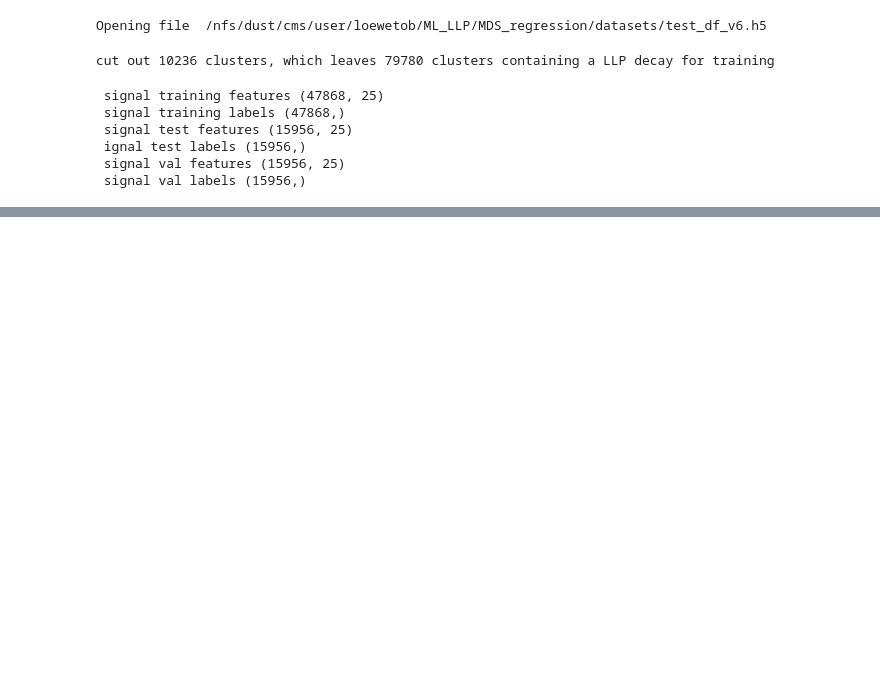
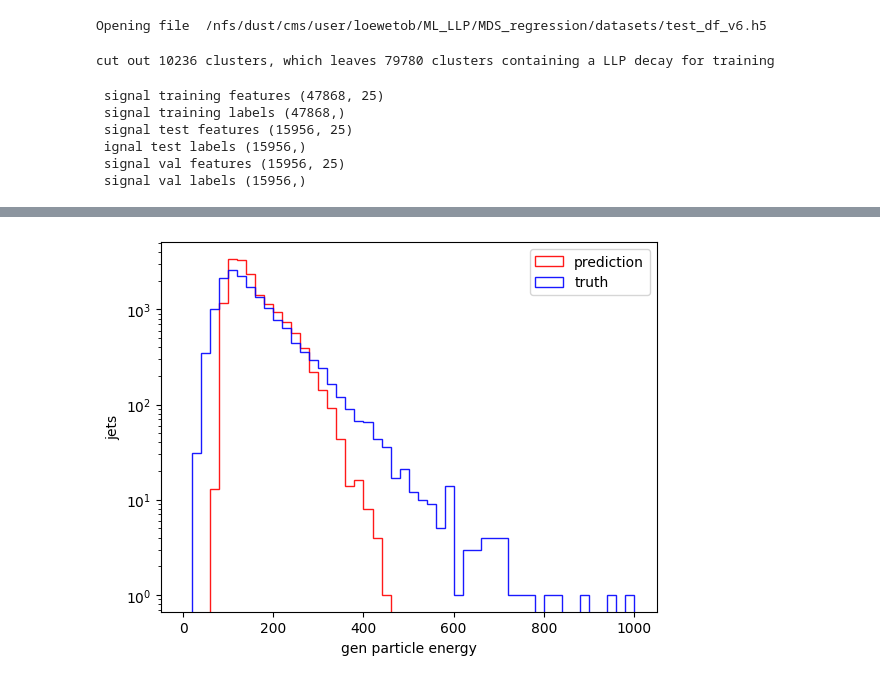
Before and after one commit to lbenato/MDS_regression, a Jupyter notebook: train_model_tobias.ipynb, the cells around one changed output, grey strips where cells are left out. Saved outputs shown, nothing was run; the diff lists cells and outputs as text; code cells hidden in the pictures; blank space fills up the shorter version.

```diff
--- a/train_model_tobias.ipynb
+++ b/train_model_tobias.ipynb
@@ -140,0 +194,16 @@ n_features
+# %%
+# prerequesites
+
+X_train, Y_train = sklearn.utils.shuffle(train_data, train_labels, random_state=0) # change to random_state=None for full randomness
+X_test, Y_test = sklearn.utils.shuffle(test_data, test_labels, random_state=0) # change to random_state=None for full randomness
+X_val, Y_val = sklearn.utils.shuffle(val_data, val_labels, random_state=0) # change to random_state=None for full randomness
+
+EPOCHS = 100
+BATCH_SIZE = 1024
+
+early_stopping = tf.keras.callbacks.EarlyStopping(
+    monitor = 'val_loss', #val_prec
+    verbose = 1,
+    patience = 10,
+    mode = 'min',#max
+    restore_best_weights = True)
@@ -140,0 +273,6 @@ n_features
+# %%
+from source.tools import tools
+obj = tools()
+colors = plt.rcParams['axes.prop_cycle'].by_key()['color']
+# %%
+test_predictions = model.predict(test_data, batch_size=BATCH_SIZE)
@@ -140,0 +281,6 @@ n_features
+# %%
+obj = tools()
+obj.plotHist(test_predictions,test_labels, bins = 50, interval=[0,1000] ,logy=True, logx=False, labels=["prediction","truth"],
+             xlabel= 'gen particle energy', density=False, ax=None, moveOverUnderFlow=True, verbosity = 0)
+# %% [output]
+[figure, added]
```
Also changed, not shown: parts of 11 cells of this notebook, 1 other file.
